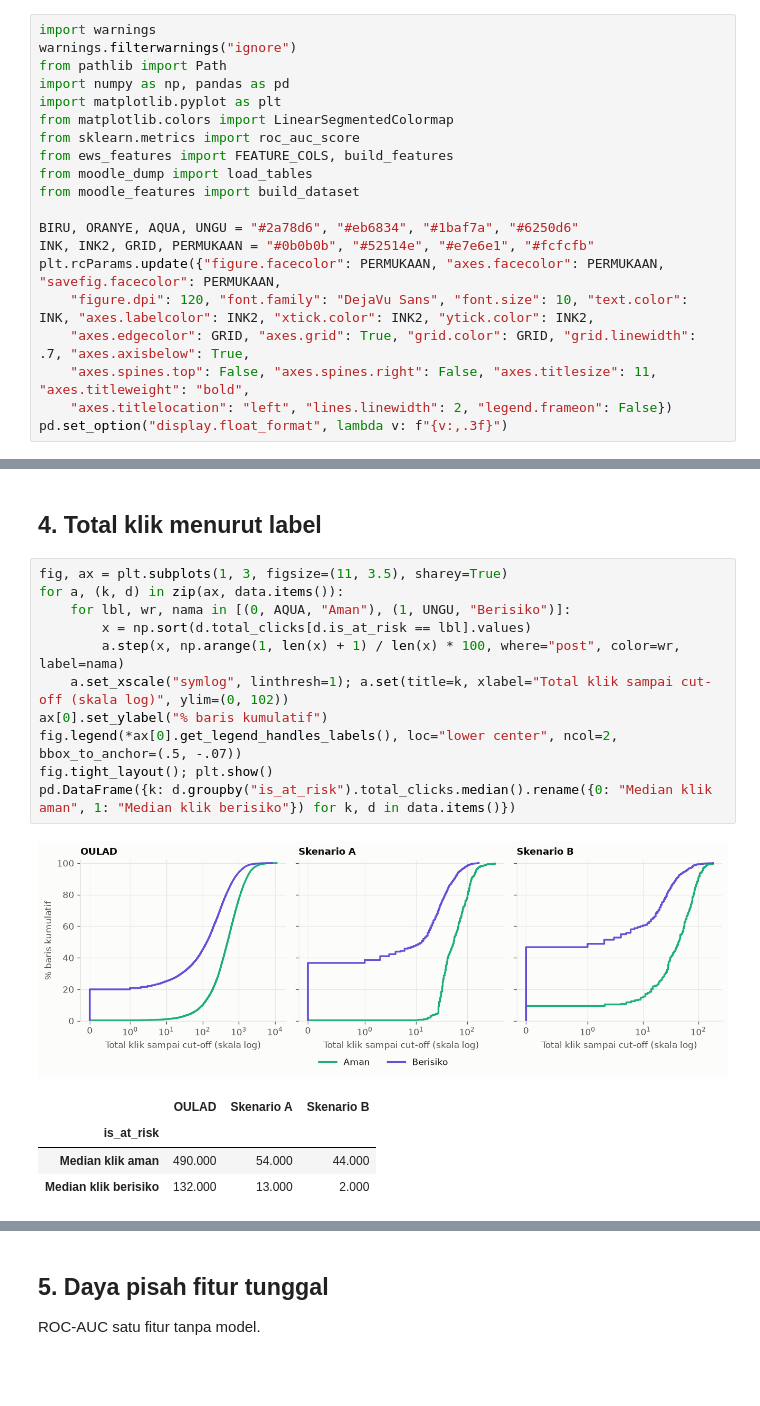
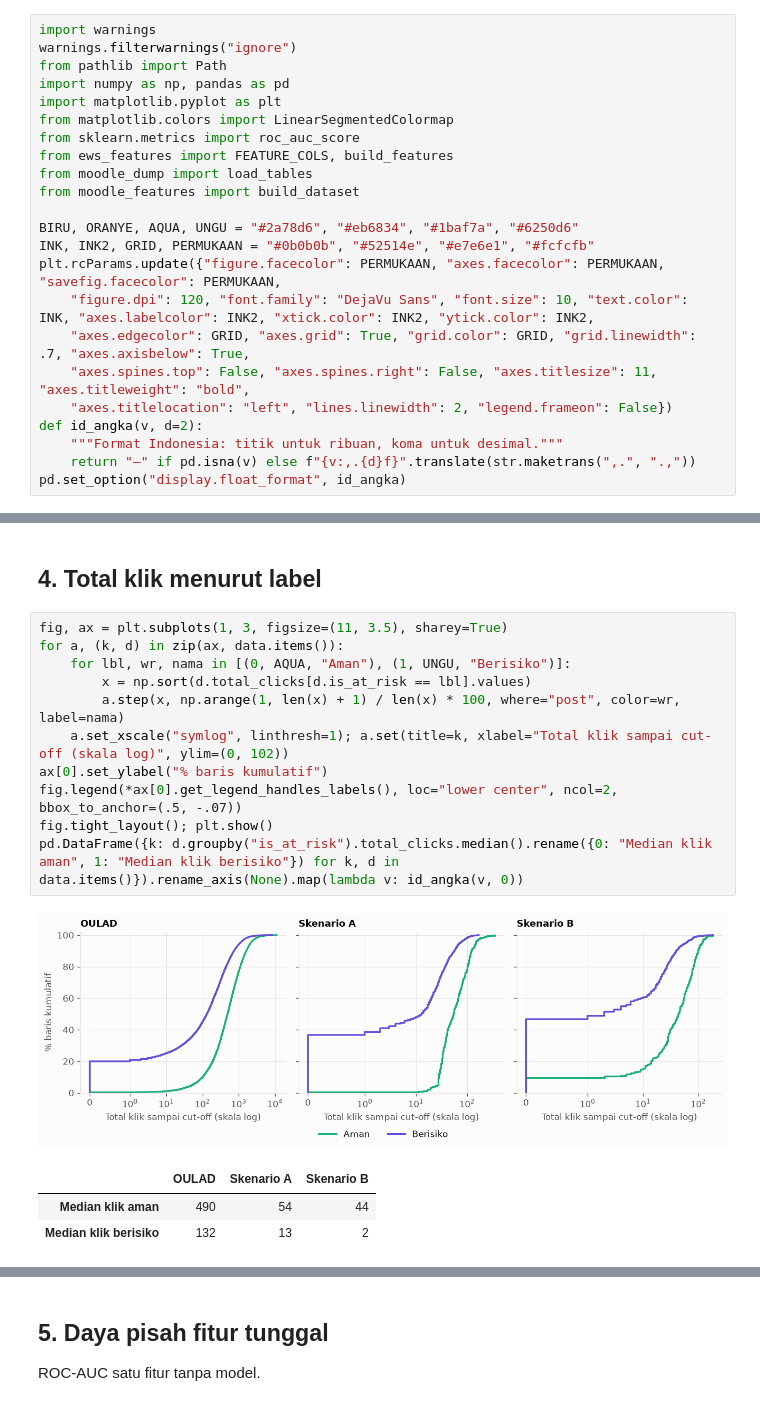
Before and after one commit to RuneSong-ctrl/Model-BK-Ews, a Jupyter notebook: EDA_OULAD_vs_Sekolah.ipynb, the cells around one changed output, grey strips where cells are left out. Saved outputs shown, nothing was run; the diff lists cells and outputs as text; blank space fills up the shorter version.

```diff
--- a/EDA_OULAD_vs_Sekolah.ipynb
+++ b/EDA_OULAD_vs_Sekolah.ipynb
@@ -24,7 +30,10 @@ plt.rcParams.update({"figure.facecolor": PERMUKAAN, "axes.facecolor": PERMUKAAN,
     "axes.edgecolor": GRID, "axes.grid": True, "grid.color": GRID, "grid.linewidth": .7, "axes.axisbelow": True,
     "axes.spines.top": False, "axes.spines.right": False, "axes.titlesize": 11, "axes.titleweight": "bold",
     "axes.titlelocation": "left", "lines.linewidth": 2, "legend.frameon": False})
-pd.set_option("display.float_format", lambda v: f"{v:,.3f}")
+def id_angka(v, d=2):
+    """Format Indonesia: titik untuk ribuan, koma untuk desimal."""
+    return "—" if pd.isna(v) else f"{v:,.{d}f}".translate(str.maketrans(",.", ".,"))
+pd.set_option("display.float_format", id_angka)
 # %%
 # Data OULAD dibaca dari CSV asli, lalu dihitung dengan fungsi fitur yang sama dengan prototipe
 D = Path("baseline_oulad")
@@ -154,17 +181,16 @@ fig.tight_layout(); plt.show()
 # %%
 fig, ax = plt.subplots(1, 3, figsize=(11, 3.5), sharey=True)
 for a, (k, d) in zip(ax, data.items()):
     for lbl, wr, nama in [(0, AQUA, "Aman"), (1, UNGU, "Berisiko")]:
         x = np.sort(d.total_clicks[d.is_at_risk == lbl].values)
         a.step(x, np.arange(1, len(x) + 1) / len(x) * 100, where="post", color=wr, label=nama)
     a.set_xscale("symlog", linthresh=1); a.set(title=k, xlabel="Total klik sampai cut-off (skala log)", ylim=(0, 102))
 ax[0].set_ylabel("% baris kumulatif")
 fig.legend(*ax[0].get_legend_handles_labels(), loc="lower center", ncol=2, bbox_to_anchor=(.5, -.07))
 fig.tight_layout(); plt.show()
-pd.DataFrame({k: d.groupby("is_at_risk").total_clicks.median().rename({0: "Median klik aman", 1: "Median klik berisiko"}) for k, d in data.items()})
+pd.DataFrame({k: d.groupby("is_at_risk").total_clicks.median().rename({0: "Median klik aman", 1: "Median klik berisiko"}) for k, d in data.items()}).rename_axis(None).map(lambda v: id_angka(v, 0))
 # %% [output]
 [figure]
 |  | OULAD | Skenario A | Skenario B |
-| is_at_risk |  |  |  |
-| Median klik aman | 490.000 | 54.000 | 44.000 |
-| Median klik berisiko | 132.000 | 13.000 | 2.000 |
+| Median klik aman | 490 | 54 | 44 |
+| Median klik berisiko | 132 | 13 | 2 |
```
Also changed, not shown: parts of 14 cells of this notebook.
